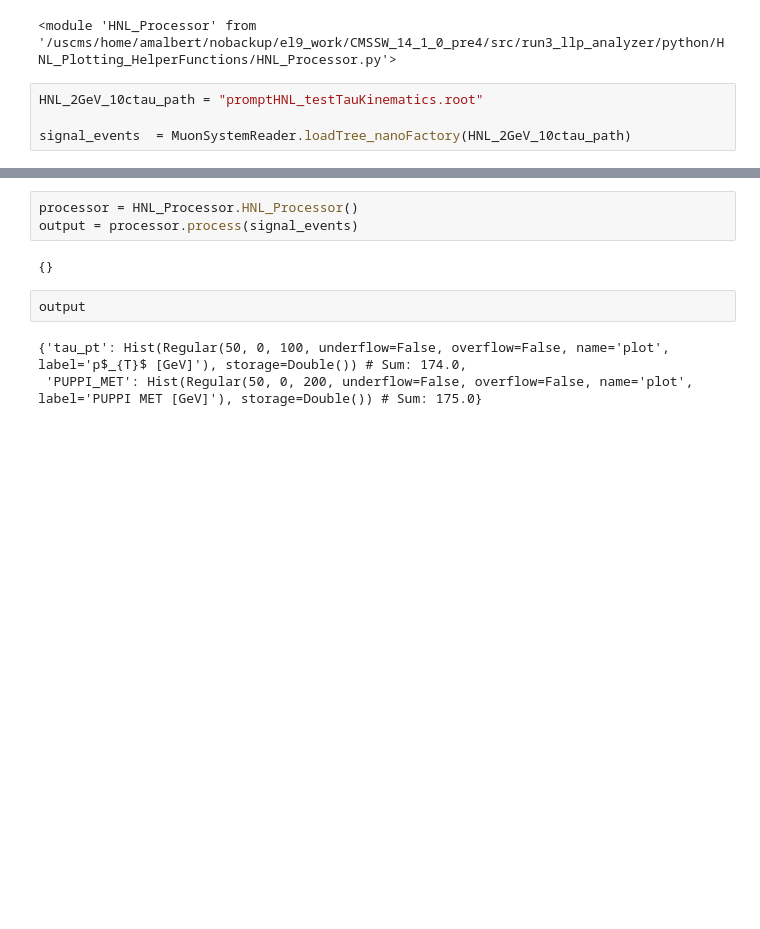
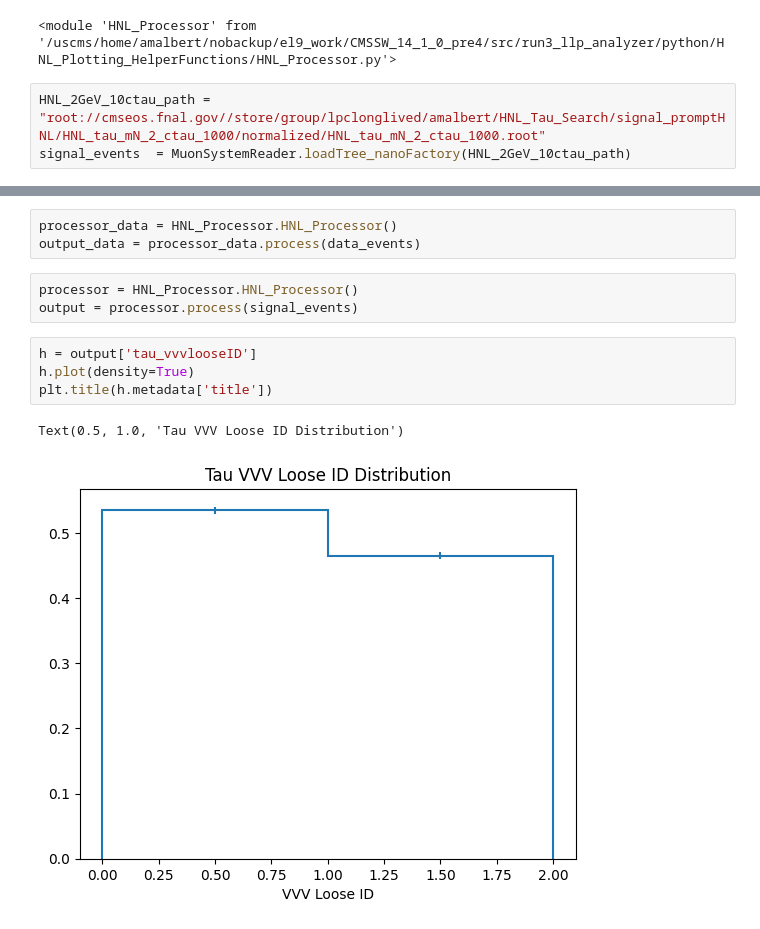
Before and after one commit to cms-lpc-llp/run3_llp_analyzer, a Jupyter notebook: HNL_Plotting_Scripts/Check_Sample_Kinematics.ipynb, the cells around one changed output, grey strips where cells are left out. Saved outputs shown, nothing was run; the diff lists cells and outputs as text; blank space fills up the shorter version.

```diff
--- a/HNL_Plotting_Scripts/Check_Sample_Kinematics.ipynb
+++ b/HNL_Plotting_Scripts/Check_Sample_Kinematics.ipynb
@@ -33,6 +34,5 @@ importlib.reload(HNL_Processor)
 # %% [output]
 <module 'HNL_Processor' from '/uscms/home/amalbert/nobackup/el9_work/CMSSW_14_1_0_pre4/src/run3_llp_analyzer/python/HNL_Plotting_HelperFunctions/HNL_Processor.py'>
 # %%
-HNL_2GeV_10ctau_path = "promptHNL_testTauKinematics.root"
-
+HNL_2GeV_10ctau_path = "root://cmseos.fnal.gov//store/group/lpclonglived/amalbert/HNL_Tau_Search/signal_promptHNL/HNL_tau_mN_2_ctau_1000/normalized/HNL_tau_mN_2_ctau_1000.root"
 signal_events  = MuonSystemReader.loadTree_nanoFactory(HNL_2GeV_10ctau_path)
@@ -39,10 +86,13 @@ signal_events  = MuonSystemReader.loadTree_nanoFactory(HNL_2GeV_10ctau_path)
+# %%
+processor_data = HNL_Processor.HNL_Processor()
+output_data = processor_data.process(data_events)
 # %%
 processor = HNL_Processor.HNL_Processor()
 output = processor.process(signal_events)
-# %% [output]
-{}
-# %%
-output
-# %% [output]
-{'tau_pt': Hist(Regular(50, 0, 100, underflow=False, overflow=False, name='plot', label='p$_{T}$ [GeV]'), storage=Double()) # Sum: 174.0,
- 'PUPPI_MET': Hist(Regular(50, 0, 200, underflow=False, overflow=False, name='plot', label='PUPPI MET [GeV]'), storage=Double()) # Sum: 175.0}
+# %%
+h = output['tau_vvvlooseID']
+h.plot(density=True)
+plt.title(h.metadata['title'])
+# %% [output]
+Text(0.5, 1.0, 'Tau VVV Loose ID Distribution')
+[figure, added]
```
Also changed, not shown: parts of 16 cells of this notebook, 10 other files.
